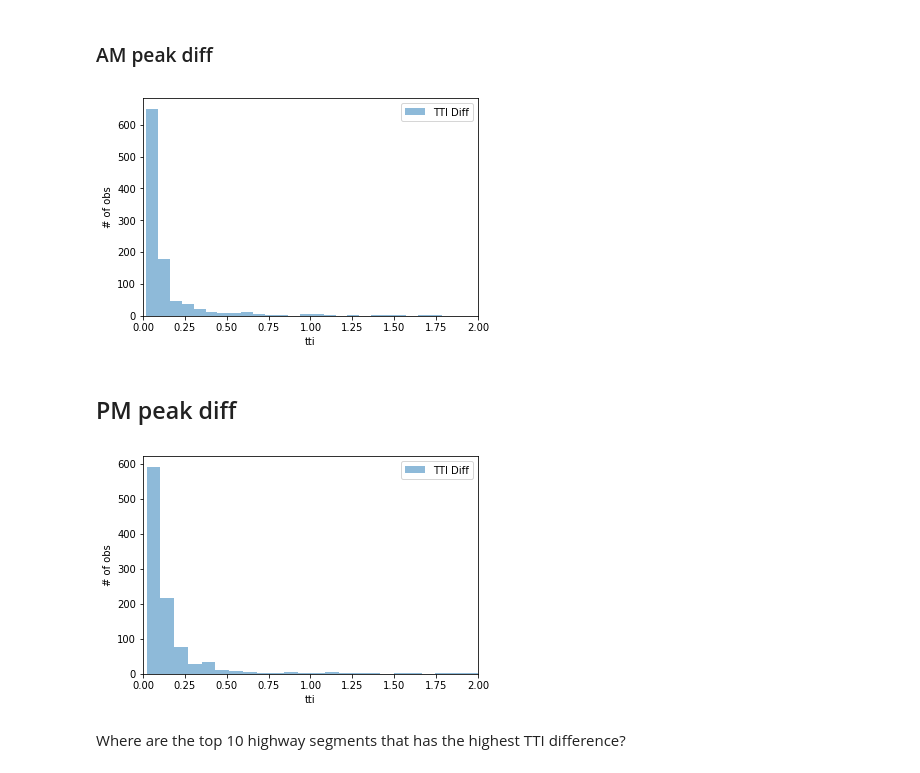
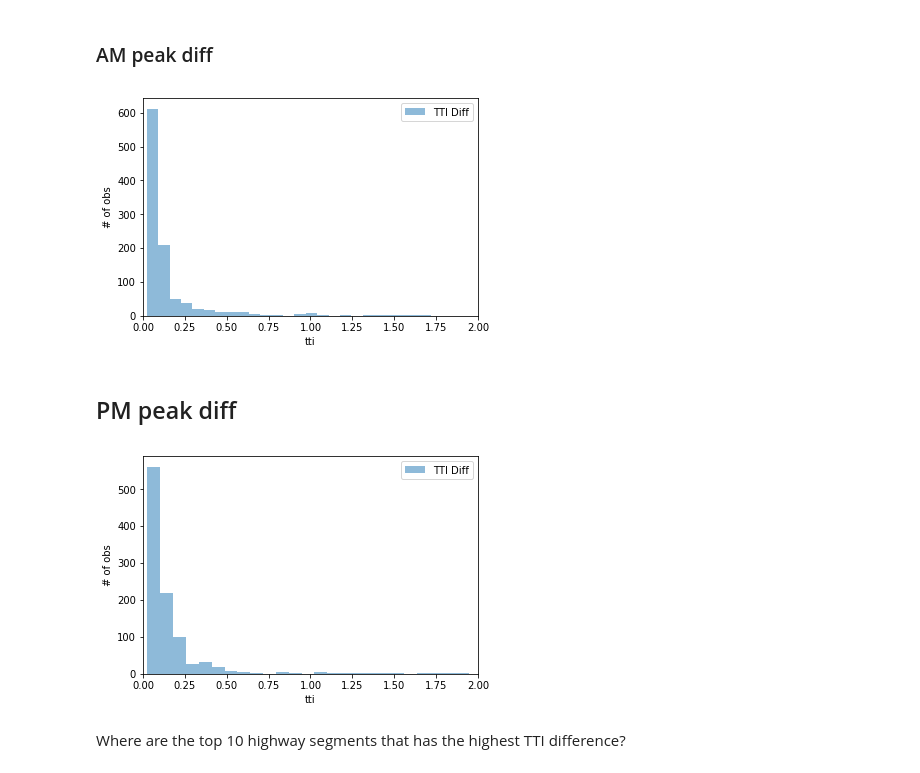
Before and after one commit to CityofToronto/bdit_congestion, a Jupyter notebook: congestion_data_aggregation/highway_deep_dive.ipynb, the cells around one changed output. Saved outputs shown, nothing was run; the diff lists cells and outputs as text; code cells hidden in the pictures.

```diff
--- a/congestion_data_aggregation/highway_deep_dive.ipynb
+++ b/congestion_data_aggregation/highway_deep_dive.ipynb
@@ -446,6 +446,6 @@ fig.show()
 # %% [markdown]
 ### AM peak diff
 # %%
-diff_am = pd.read_sql('''with temp as (select segment_id, avg(a.tti) as avg_tti_10, avg(b.tti) as avg_tti_25 from congestion.metrics_v4_2019_af_v2 a
+diff_am = pd.read_sql('''with temp as (select segment_id, avg(a.tti_corr) as avg_tti_10, avg(b.tti_corr) as avg_tti_25 from congestion.metrics_v4_2019_af_v2 a
 inner join congestion.metrics_v4_2019_af b using (segment_id, time_bin)
 where time_bin <@ '[07:00:00, 10:00:00]'::timerange
@@ -453,17 +453,17 @@ and segment_id in (12082,4287,11523,8623,10827,3272,11534,9575,8025,4200,9173,60
 group by segment_id)
 select *,  (avg_tti_10 - avg_tti_25) as diffs from temp ''', con)
 
 plt.hist(diff_am.diffs, 25, alpha=0.5, label='TTI Diff')
 plt.xlabel('tti')
 plt.ylabel('# of obs')
 plt.xlim(0, 2)
 plt.legend(loc='upper right')
 plt.show()
 # %% [output]
-[figure, old version]
+[figure, new version]
 # %% [markdown]
 ## PM peak diff
 # %%
-diff_pm = pd.read_sql('''with temp as (select segment_id, avg(a.tti) as avg_tti_10, avg(b.tti) as avg_tti_25 from congestion.metrics_v4_2019_af_v2 a
+diff_pm = pd.read_sql('''with temp as (select segment_id, avg(a.tti_corr) as avg_tti_10, avg(b.tti_corr) as avg_tti_25 from congestion.metrics_v4_2019_af_v2 a
 inner join congestion.metrics_v4_2019_af b using (segment_id, time_bin)
 where time_bin <@ '[16:00:00, 19:00:00]'::timerange
@@ -478,7 +478,7 @@ plt.xlim(0, 2)
 plt.legend(loc='upper right')
 plt.show()
 # %% [output]
-[figure, old version]
+[figure, new version]
 # %% [markdown]
 Where are the top 10 highway segments that has the highest TTI difference?
 # %% [markdown]
```
Also changed, not shown: parts of 13 cells of this notebook.
